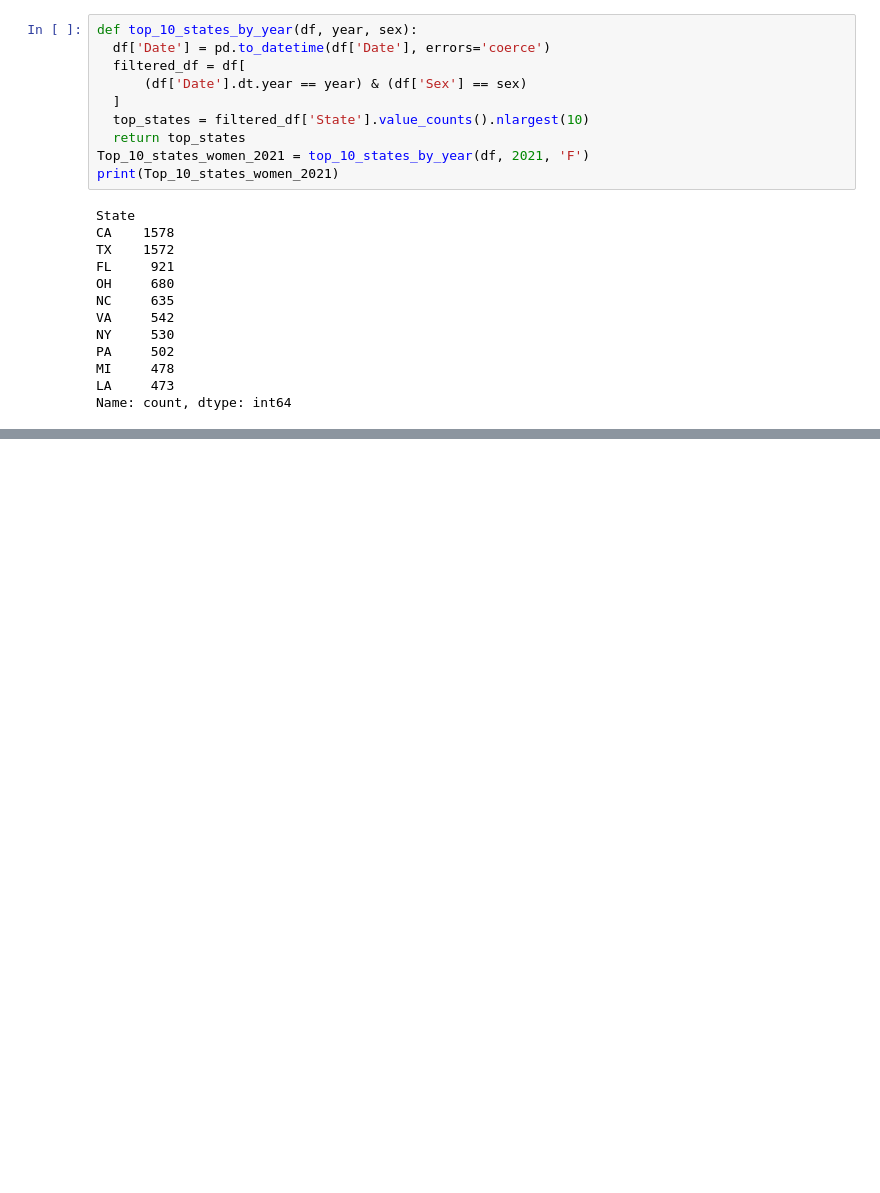
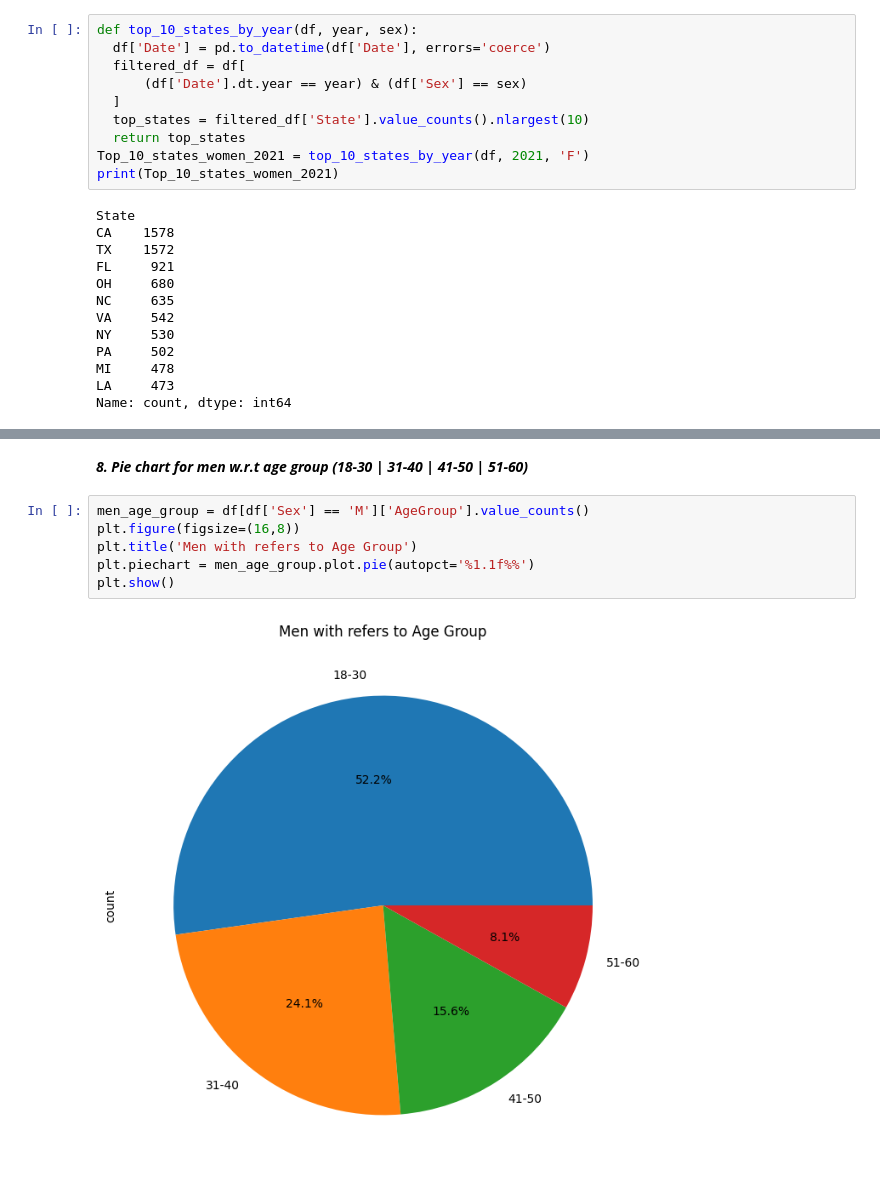
Before and after one commit to GNANASAMBANTHAN/GNANASAMBANTHAN, a Jupyter notebook: Mini_Project_1_Powerlifting.ipynb, the cells around one changed output, grey strips where cells are left out. Cells and saved outputs as stored; diff of their text form; blank space fills up the shorter version.

```diff
--- a/Mini_Project_1_Powerlifting.ipynb
+++ b/Mini_Project_1_Powerlifting.ipynb
@@ -221,0 +241,10 @@ Name: count, dtype: int64
+# %% [markdown]
+***8. Pie chart for men w.r.t age group (18-30 | 31-40 | 41-50 | 51-60)***
+# %%
+men_age_group = df[df['Sex'] == 'M']['AgeGroup'].value_counts()
+plt.figure(figsize=(16,8))
+plt.title('Men with refers to Age Group')
+plt.piechart = men_age_group.plot.pie(autopct='%1.1f%%')
+plt.show()
+# %% [output]
+[figure, added]
```
Also changed, not shown: parts of 6 cells of this notebook.
